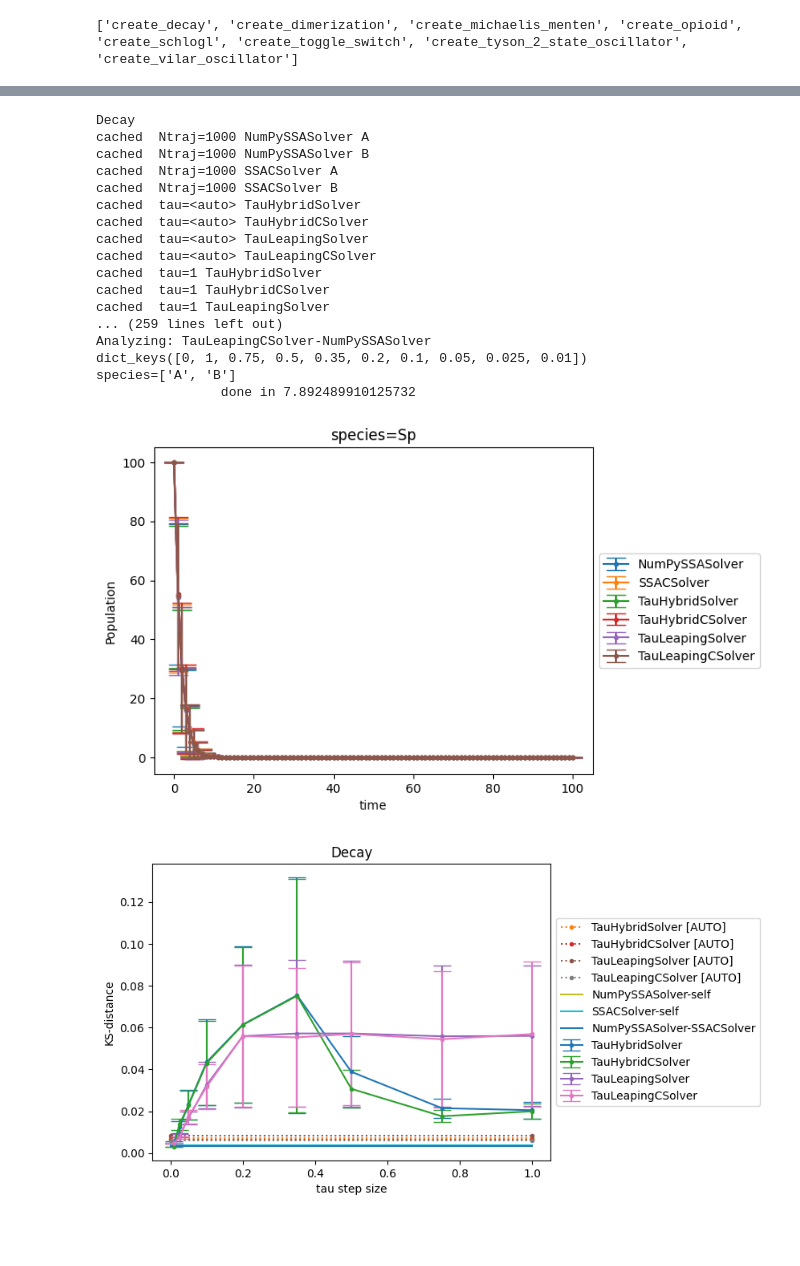
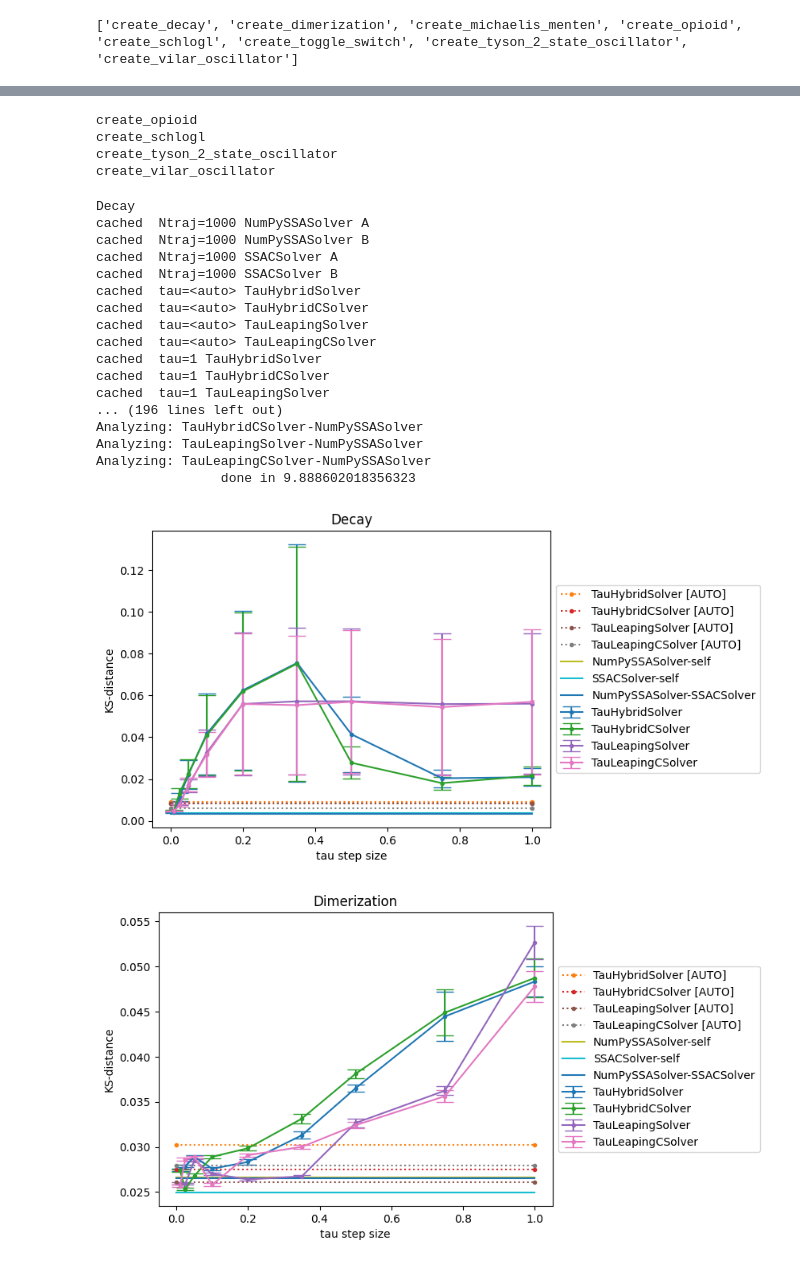
Before and after one commit to StochSS/GillesPy2, a Jupyter notebook: examples/Tau_Validation.ipynb, the cells around one changed output, grey strips where cells are left out. Saved outputs shown, nothing was run; the diff lists cells and outputs as text; code cells hidden in the pictures; blank space fills up the shorter version.

```diff
--- a/examples/Tau_Validation.ipynb
+++ b/examples/Tau_Validation.ipynb
@@ -27,7 +28,7 @@ all_model_names = ['create_decay',
  #'create_lac_operon',
  'create_michaelis_menten',
  #'create_multi_firing_event',
- 'create_opioid',
+ #'create_opioid',
  #'create_oregonator',
  #'create_robust_model',
  #'create_schlogl',
@@ -50,5 +51,3 @@ model = eval(f"example_models.{all_model_names[2]}")()
 print(model.name)
 # %% [output]
 Michaelis_Menten
-# %%
-result = model.run()
@@ -54,0 +59,4 @@ result = model.run()
+# %%
+print(model.name)
+for s in model.listOfSpecies:
+    model.listOfSpecies[s].mode = 'discrete'
@@ -621,7 +672,7 @@ def plot_model_tau_convergence(model, tau_convergence_results_analysis):
     plt.figure()
     for name in tau_convergence_results_analysis:
         if name[0:3] == 'Tau':
-            (x_vals, y_vals, y_errs) = tau_convergence_results_analysis[name]
+            (x_vals, y_vals, y_errs, err_full) = tau_convergence_results_analysis[name]
             plt.errorbar(x_vals[1:],y_vals[1:],yerr=y_errs[1:],fmt='.-',capsize=8,label=name.split('-')[0])
             plt.plot([0,max(x_vals)],[y_vals[0],y_vals[0]],'.:',label=f"{name.split('-')[0]} [AUTO]")
     for name in tau_convergence_results_analysis:
@@ -678,33 +846,47 @@ all_model_names
  'create_toggle_switch']
+# %%
+for model_name in sorted(list(all_models_tau_convergence_cache.keys())):
+    if model_name not in all_model_names:
+        print(model_name)
+# %% [output]
+create_opioid
+create_schlogl
+create_tyson_2_state_oscillator
+create_vilar_oscillator
 # %%
 for m_ndx, mname in enumerate(all_model_names):
     mobj = eval(f"example_models.{mname}")()
     print(mobj.name)
+    #if mobj.name == 'Dimerization': continue
     tic = time.time()
     if mname not in all_models_tau_convergence_cache:
         all_models_tau_convergence_cache[mname] = {}
     analysis_results = run_model_tau_convergence(mobj, all_models_tau_convergence_cache[mname])
-    plot_model_errorbars(mobj, all_models_tau_convergence_cache[mname])
+    #plot_model_errorbars(mobj, all_models_tau_convergence_cache[mname])
+    #plot_model_trajectories(mobj, all_models_tau_convergence_cache[mname])
+    #plot_model_trajectory_hist(mobj, all_models_tau_convergence_cache[mname])
     plot_model_tau_convergence(mobj, analysis_results)
+    #plot_model_image_maps(mobj, analysis_results)
+    #plot_model_means(mobj, all_models_tau_convergence_cache[mname])
     print(f"\t\tdone in {time.time()-tic}")
     #if m_ndx>=3:break
 # %% [output]
 Decay
 cached  Ntraj=1000 NumPySSASolver A
 cached  Ntraj=1000 NumPySSASolver B
 cached  Ntraj=1000 SSACSolver A
 cached  Ntraj=1000 SSACSolver B
 cached  tau=<auto> TauHybridSolver
 cached  tau=<auto> TauHybridCSolver
 cached  tau=<auto> TauLeapingSolver
 cached  tau=<auto> TauLeapingCSolver
 cached  tau=1 TauHybridSolver
 cached  tau=1 TauHybridCSolver
 cached  tau=1 TauLeapingSolver
-... (259 lines left out)
+... (196 lines left out)
+Analyzing: TauHybridCSolver-NumPySSASolver
+Analyzing: TauLeapingSolver-NumPySSASolver
 Analyzing: TauLeapingCSolver-NumPySSASolver
-dict_keys([0, 1, 0.75, 0.5, 0.35, 0.2, 0.1, 0.05, 0.025, 0.01])
-species=['A', 'B']
-                done in 7.892489910125732
+                done in 9.888602018356323
-[figure, old version]
+[figure, new version]
-[figure, old version]
+[figure, new version]
```
Also changed, not shown: parts of 35 cells of this notebook.
